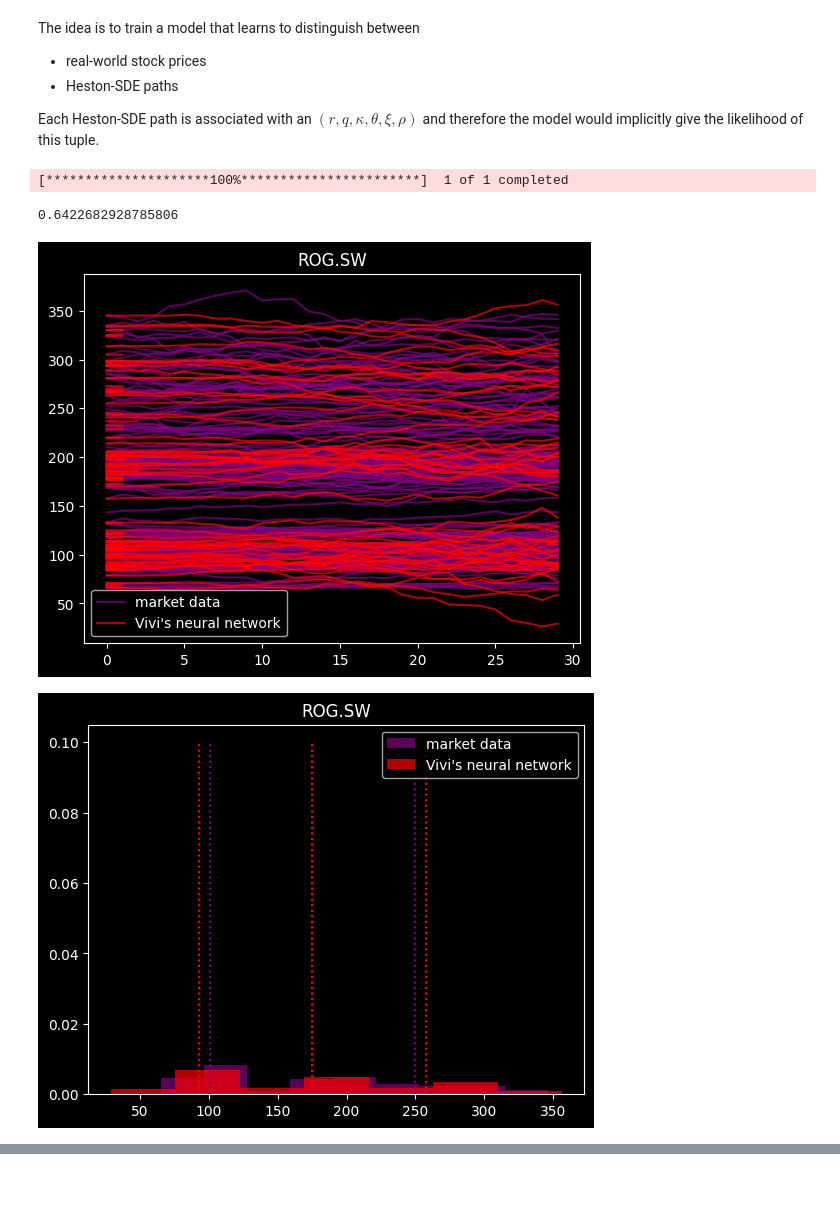
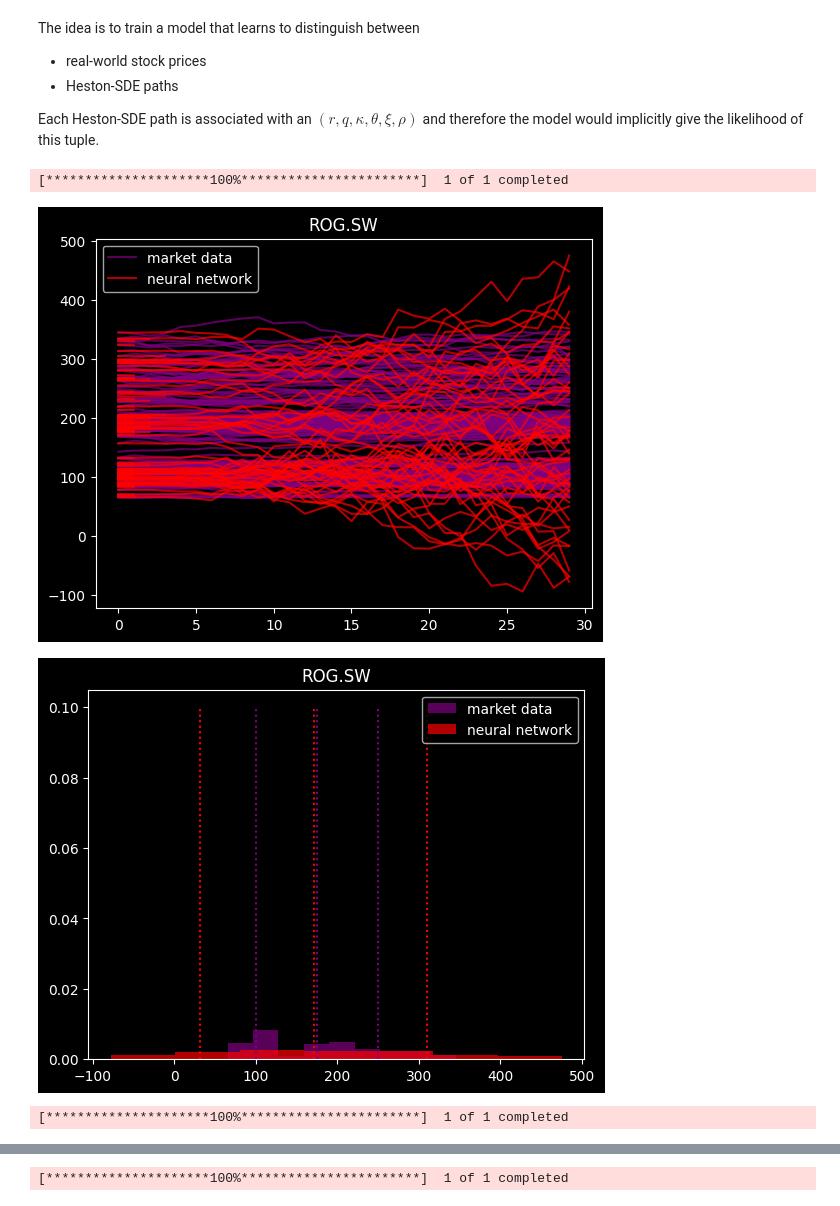
Before and after one commit to viviankessler/neural-sde, a Jupyter notebook: heston_process copy.ipynb, the cells around one changed output, grey strips where cells are left out. Cells and saved outputs as stored; diff of their text form; code cells hidden in the pictures.

```diff
--- a/heston_process copy.ipynb
+++ b/heston_process copy.ipynb
@@ -54,41 +54,41 @@ class Heston(torch.nn.Module):
         diffusion = torch.stack([diffusion_1, diffusion_2], dim=-1)
         return diffusion.view(y.shape[0], self.state_size, self.brownian_size)
 # %%
-tickers = ["ROG.SW"]  # pd.read_csv("bats_symbols.csv")["Name"]
+tickers = ["ROG.SW", "NESN.SW", "NOVN.SW"]  # pd.read_csv("bats_symbols.csv")["Name"]
 parameter_names = ["r", "q", "theta", "xi", "kappa"]
 for ticker in tickers:
 
     ticker_data = yf.download(ticker, start=START, end=END)
     real_trajectories = torch.tensor([window.to_list() for window in ticker_data["Adj Close"].rolling(WINDOW_SIZE) if len(window.to_list()) == WINDOW_SIZE][::WINDOW_SIZE], requires_grad=False)
     daily_return = ticker_data["Adj Close"].pct_change()
     local_volatility = daily_return.rolling(WINDOW_SIZE).std()[WINDOW_SIZE::WINDOW_SIZE]
     theta = local_volatility.mean()
     xi = local_volatility.std()
-    drift_limit = 25 * local_volatility.diff().max()
+    drift_limit = 1000 * local_volatility.diff().max()
     kappa = (local_volatility.diff().iloc[1:] / (theta - local_volatility.iloc[:-1])).mean()
 
     sde = Heston(kappa=kappa, theta=theta, xi=xi, drift_limit=drift_limit)
     y0 = torch.stack([real_trajectories[..., 0], torch.tensor(local_volatility)], dim=-1)
     ts = torch.linspace(0.0, WINDOW_SIZE, WINDOW_SIZE)
     estimated_trajectories = torchsde.sdeint(sde=sde, y0=y0, ts=ts)[..., 0]
 
     for i, trajectory in enumerate(real_trajectories):
         plt.plot(trajectory, c="purple", alpha=.7, label="market data" if i == 0 else None)
     for i, trajectory in enumerate(estimated_trajectories.transpose(0, 1)):
-        plt.plot(trajectory, c="red", alpha=.7, label="Vivi's neural network" if i == 0 else None)
+        plt.plot(trajectory, c="red", alpha=.7, label="neural network" if i == 0 else None)
     plt.legend()
     plt.title(ticker)
     plt.show()
 
     real_terminal_state = real_trajectories[..., -1]
     histogram(real_terminal_state, label="market data", color="purple")
     estimated_terminal_state = estimated_trajectories[-1]
-    histogram(estimated_terminal_state, label="Vivi's neural network", color="red")
+    histogram(estimated_terminal_state, label="neural network", color="red")
     plt.legend()
     plt.title(ticker)
     plt.show()
 # %% [output]
 [*********************100%***********************]  1 of 1 completed
-0.6422682928785806
-[figure, old version]
+[figure, new version]
-[figure, old version]
+[figure, new version]
+[*********************100%***********************]  1 of 1 completed
@@ -94,0 +97 @@ for ticker in tickers:
+[*********************100%***********************]  1 of 1 completed
```
Also changed, not shown: parts of 1 cell of this notebook, 1 other file.
